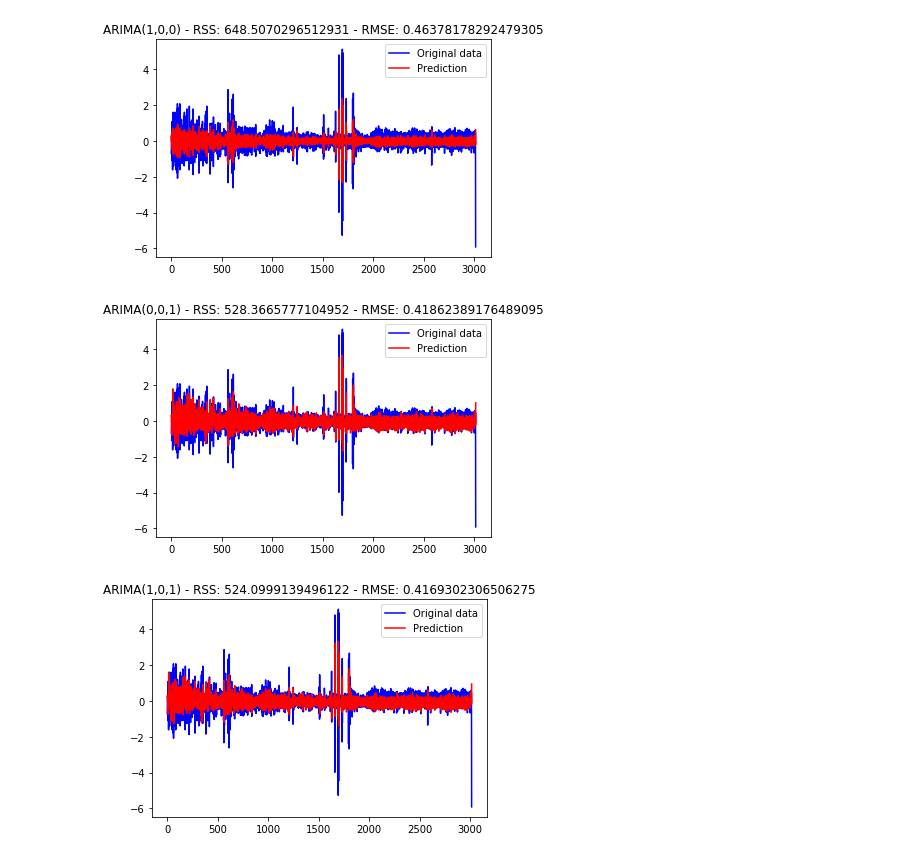
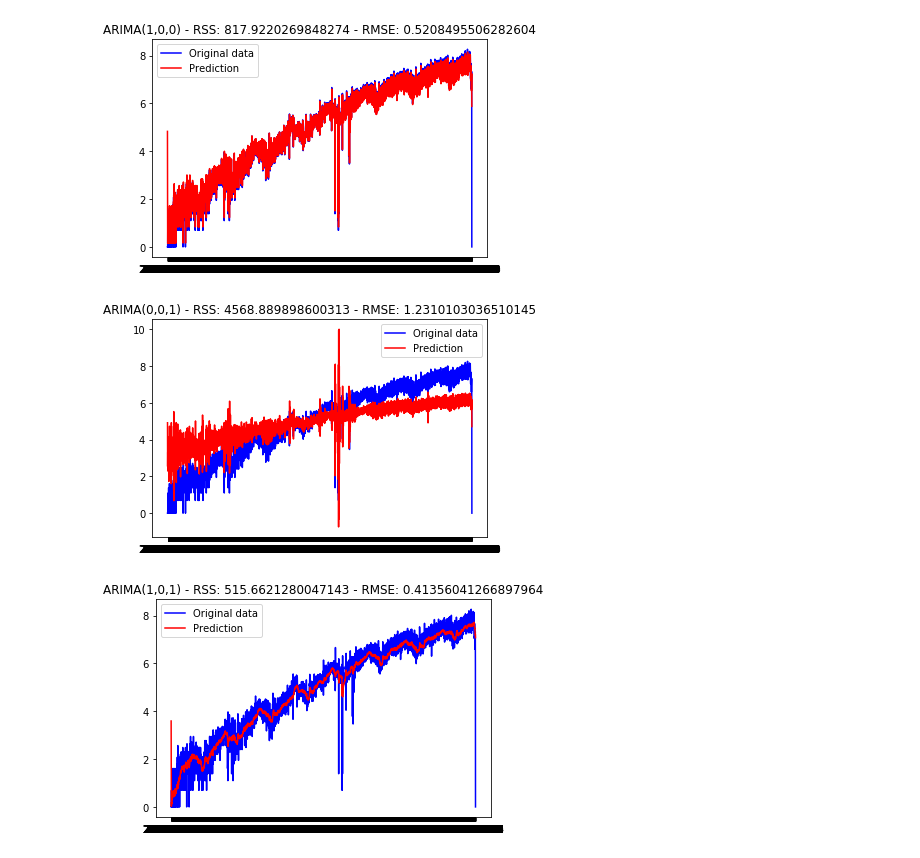
Before and after one commit to aduJohn/Time-Series-Airbnb, a Jupyter notebook: Forecasting with ARIMA.ipynb, the cells around one changed output. Drawn from its saved outputs; the diff is of its cells as text; code cells hidden in the pictures.

```diff
--- a/Forecasting with ARIMA.ipynb
+++ b/Forecasting with ARIMA.ipynb
@@ -11,6 +11,6 @@ from IPython.display import display
 """
 DATA_FILE = 'data_for_prediction.csv'
 # %%
-data = pd.read_csv(DATA_FILE)
+data = pd.read_csv(DATA_FILE,index_col = [0])
 display(data.head())
 # %% [output]
@@ -44,12 +78,12 @@ def run_arima_model(df,ts,p,d,q):
     plt.close()
     return results_
 # %%
-model_AR = run_arima_model(data,'ts_log_diff',1,0,0)
+model_AR = run_arima_model(data,'ts_log',1,0,0)
 
-model_MA = run_arima_model(data,'ts_log_diff',0,0,1)
+model_MA = run_arima_model(data,'ts_log',0,0,1)
 
-model_ARMA = run_arima_model(data,'ts_log_diff',1,0,1)
+model_ARMA = run_arima_model(data,'ts_log',1,0,1)
 # %% [output]
-[figure, old version]
+[figure, new version]
-[figure, old version]
+[figure, new version]
-[figure, old version]
+[figure, new version]
```
Also changed, not shown: parts of 4 cells of this notebook, 1 other file.
